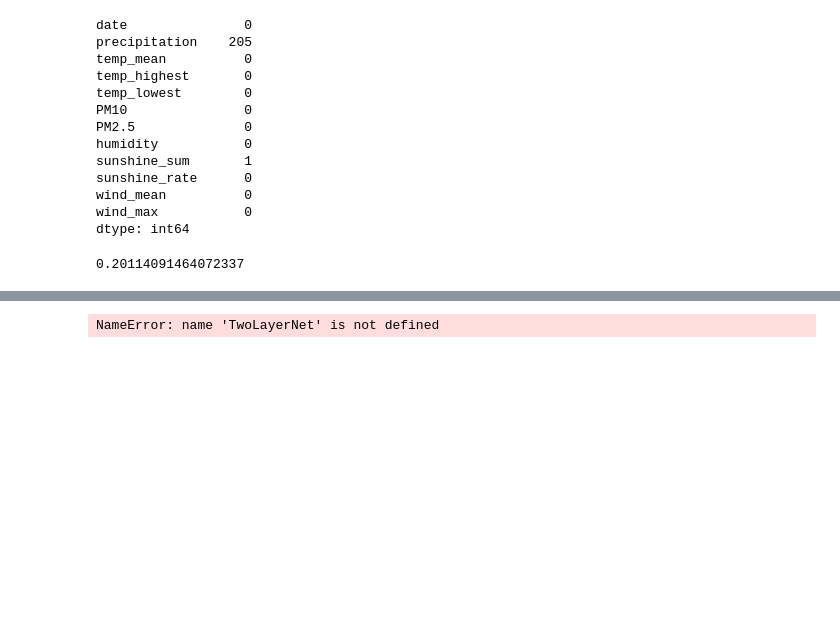
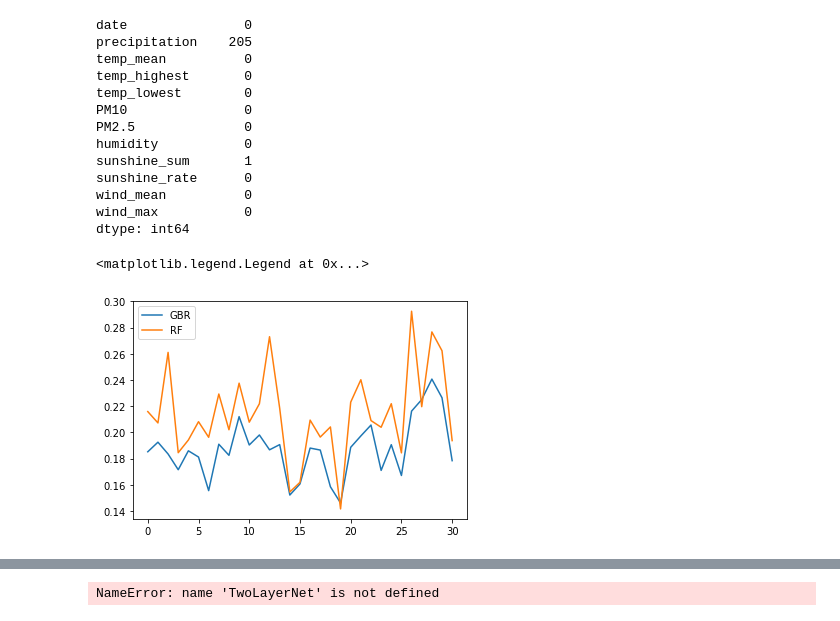
Before and after one commit to ParkJun-Yeong/2022DACON-bike, a Jupyter notebook: preprocessing_for_GBR.ipynb, the cells around one changed output, grey strips where cells are left out. Saved outputs shown, nothing was run; the diff lists cells and outputs as text; code cells hidden in the pictures; blank space fills up the shorter version.

```diff
--- a/preprocessing_for_GBR.ipynb
+++ b/preprocessing_for_GBR.ipynb
@@ -365,13 +381,25 @@ def NMAE(true, pred):
 # %%
-train_x, val_x, train_y, val_y = train_test_split(x, y, test_size = 0.3, shuffle=True)
-reg = GradientBoostingRegressor()
+for i in range(0, 30, 1):
 
-reg.fit(train_x, train_y)
-val_pred = reg.predict(val_x)
+    train_x, val_x, train_y, val_y = train_test_split(x, y, test_size = 0.25, shuffle=True)
 
-NMAE(val_y, val_pred)
+    reg = GradientBoostingRegressor()
+    reg.fit(train_x, train_y)
+    val_pred = reg.predict(val_x)
+    nmae_gbr.append(NMAE(val_y, val_pred))
+
+
+    regRF = RandomForestRegressor()
+    regRF.fit(train_x, train_y)
+    val_pred = regRF.predict(val_x)
+    nmae_rf.append(NMAE(val_y, val_pred))
-# %% [output]
-0.20114091464072337
+# %%
+plt.plot(range(0,31,1), nmae_gbr, label = 'GBR')
+plt.plot(range(0,31,1), nmae_rf, label = 'RF')
+plt.legend()
+# %% [output]
+<matplotlib.legend.Legend at 0x...>
+[figure, added]
 # %%
 train_x
 # %% [output]
```
Also changed, not shown: parts of 9 cells of this notebook, 1 other file.
